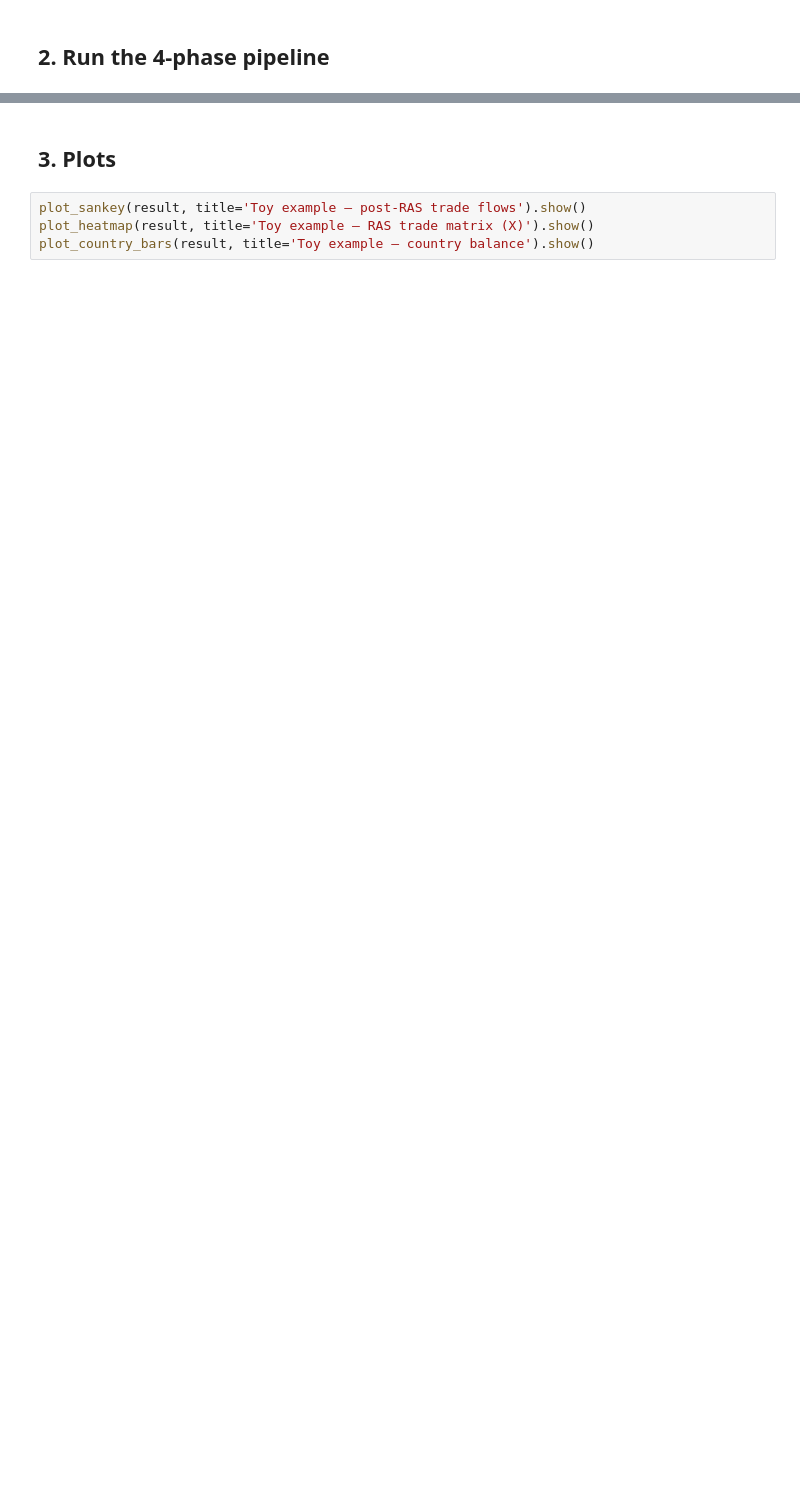
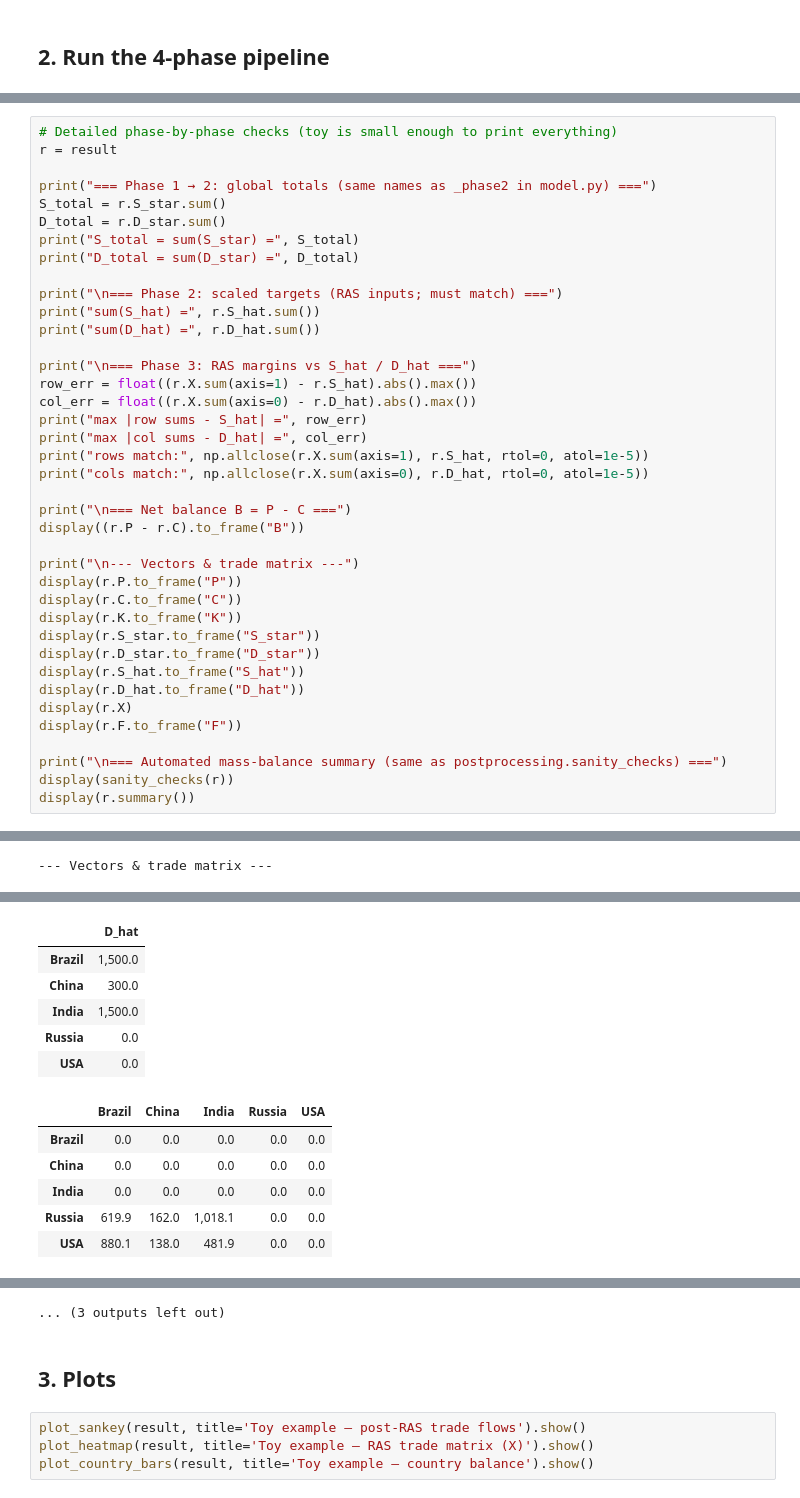
Before and after one commit to machteldcarmen/ALLFED-RAS-Fertilizer, a Jupyter notebook: scripts/toy_example.ipynb, the cells around one changed output, grey strips where cells are left out. Saved outputs shown, nothing was run; the diff lists cells and outputs as text; blank space fills up the shorter version.

```diff
--- a/scripts/toy_example.ipynb
+++ b/scripts/toy_example.ipynb
@@ -53,0 +193,40 @@ display(sanity_checks(result))
+# %%
+# Detailed phase-by-phase checks (toy is small enough to print everything)
+r = result
+
+print("=== Phase 1 → 2: global totals (same names as _phase2 in model.py) ===")
+S_total = r.S_star.sum()
+D_total = r.D_star.sum()
+print("S_total = sum(S_star) =", S_total)
+print("D_total = sum(D_star) =", D_total)
+
+print("\n=== Phase 2: scaled targets (RAS inputs; must match) ===")
+print("sum(S_hat) =", r.S_hat.sum())
+print("sum(D_hat) =", r.D_hat.sum())
+
+print("\n=== Phase 3: RAS margins vs S_hat / D_hat ===")
+row_err = float((r.X.sum(axis=1) - r.S_hat).abs().max())
+col_err = float((r.X.sum(axis=0) - r.D_hat).abs().max())
+print("max |row sums - S_hat| =", row_err)
+print("max |col sums - D_hat| =", col_err)
+print("rows match:", np.allclose(r.X.sum(axis=1), r.S_hat, rtol=0, atol=1e-5))
+print("cols match:", np.allclose(r.X.sum(axis=0), r.D_hat, rtol=0, atol=1e-5))
+
+print("\n=== Net balance B = P - C ===")
+display((r.P - r.C).to_frame("B"))
+
+print("\n--- Vectors & trade matrix ---")
+display(r.P.to_frame("P"))
+display(r.C.to_frame("C"))
+display(r.K.to_frame("K"))
+display(r.S_star.to_frame("S_star"))
+display(r.D_star.to_frame("D_star"))
+display(r.S_hat.to_frame("S_hat"))
+display(r.D_hat.to_frame("D_hat"))
+display(r.X)
+display(r.F.to_frame("F"))
+
+print("\n=== Automated mass-balance summary (same as postprocessing.sanity_checks) ===")
+display(sanity_checks(r))
+display(r.summary())
+# %% [output]
@@ -53,0 +254 @@ display(sanity_checks(result))
+--- Vectors & trade matrix ---
@@ -53,0 +291,12 @@ display(sanity_checks(result))
+|  | D_hat |
+| Brazil | 1,500.0 |
+| China | 300.0 |
+| India | 1,500.0 |
+| Russia | 0.0 |
+| USA | 0.0 |
+|  | Brazil | China | India | Russia | USA |
+| Brazil | 0.0 | 0.0 | 0.0 | 0.0 | 0.0 |
+| China | 0.0 | 0.0 | 0.0 | 0.0 | 0.0 |
+| India | 0.0 | 0.0 | 0.0 | 0.0 | 0.0 |
+| Russia | 619.9 | 162.0 | 1,018.1 | 0.0 | 0.0 |
+| USA | 880.1 | 138.0 | 481.9 | 0.0 | 0.0 |
@@ -54,3 +309,4 @@ display(sanity_checks(result))
+... (3 outputs left out)
 # %% [markdown]
 ## 3. Plots
 # %%
```
Also changed, not shown: parts of 8 cells of this notebook, 6 other files.
